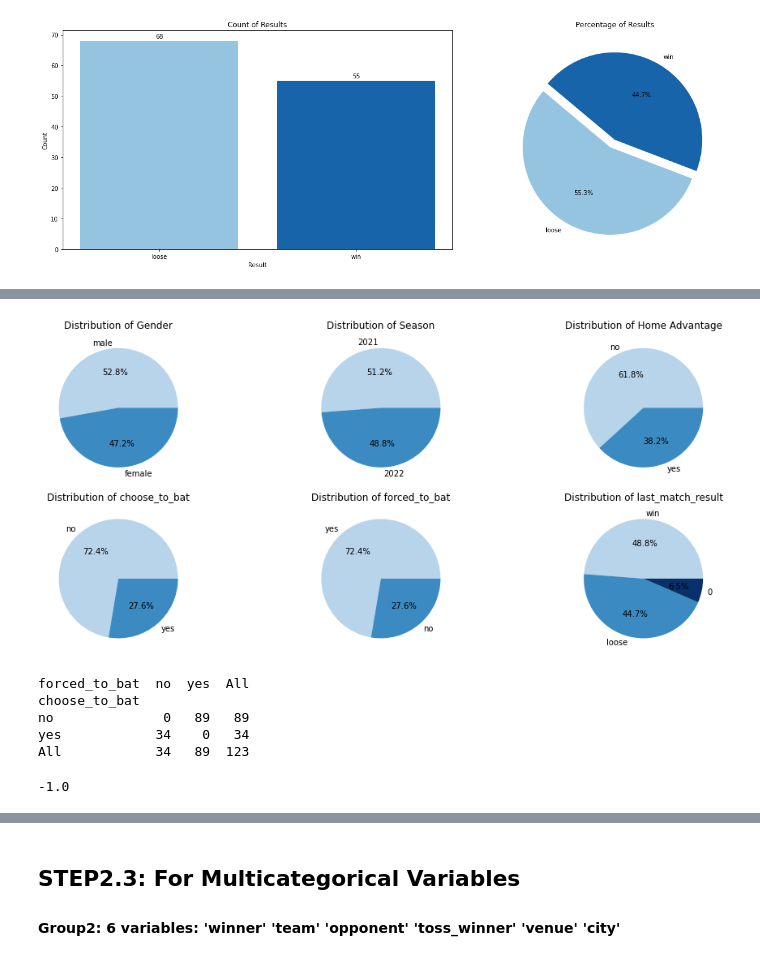
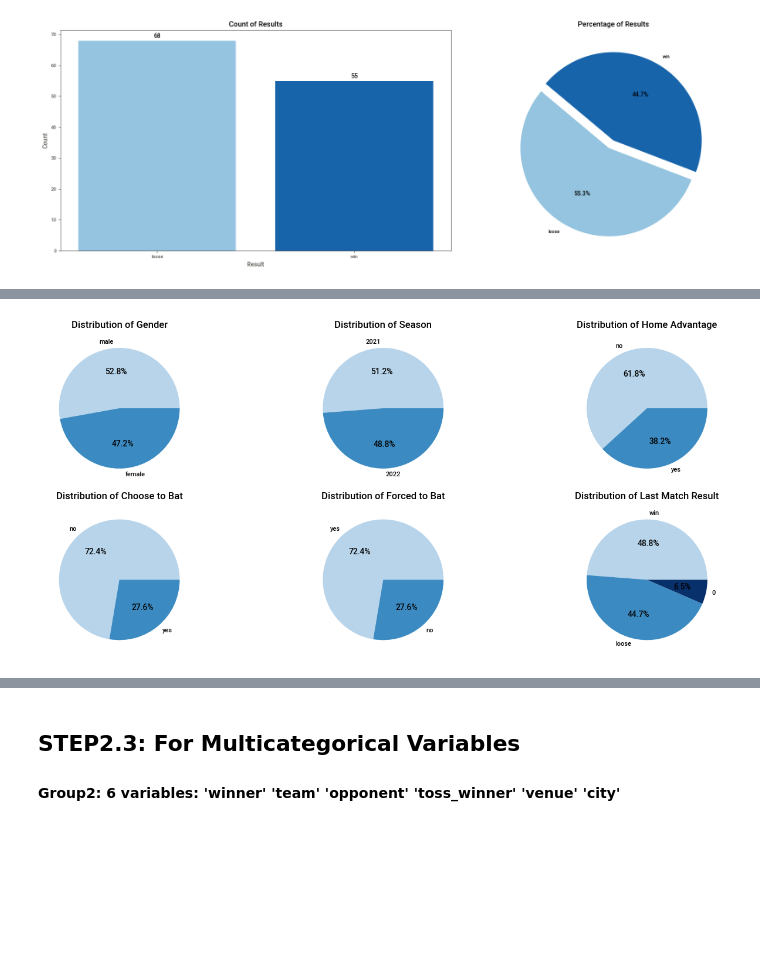
Before and after one commit to YanLin-Quinne/Data_Science_Research_Project_Draft, a Jupyter notebook: version5.0_dataframe_eda.ipynb, the cells around one changed output, grey strips where cells are left out. Cells and saved outputs as stored; diff of their text form; code cells hidden in the pictures; blank space fills up the shorter version.

```diff
--- a/version5.0_dataframe_eda.ipynb
+++ b/version5.0_dataframe_eda.ipynb
@@ -793,53 +820,33 @@ plt.show()
 # %%
 colors = cm.Blues(np.linspace(0.3, 1, 3))
 fig, ax = plt.subplots(2, 3, figsize=(15, 6))
 
 gender_counts = df_bat['gender'].value_counts()
 ax[0, 0].pie(gender_counts, labels = gender_counts.index, autopct='%1.1f%%', colors=colors)
 ax[0, 0].set_title('Distribution of Gender')
 
 season_counts = df_bat['season'].value_counts()
 ax[0, 1].pie(season_counts, labels = season_counts.index, autopct='%1.1f%%', colors=colors)
 ax[0, 1].set_title('Distribution of Season')
 
 home_advantage_counts = df_bat['home_advantage'].value_counts()
 ax[0, 2].pie(home_advantage_counts, labels = home_advantage_counts.index, autopct='%1.1f%%', colors=colors)
 ax[0, 2].set_title('Distribution of Home Advantage')
 
 choose_to_bat_counts = df_bat['choose_to_bat'].value_counts()
 ax[1, 0].pie(choose_to_bat_counts, labels = choose_to_bat_counts.index, autopct='%1.1f%%', colors=colors)
-ax[1, 0].set_title('Distribution of choose_to_bat')
+ax[1, 0].set_title('Distribution of Choose to Bat')
 
 forced_to_bat_counts = df_bat['forced_to_bat'].value_counts()
 ax[1, 1].pie(forced_to_bat_counts, labels = forced_to_bat_counts.index, autopct='%1.1f%%', colors=colors)
-ax[1, 1].set_title('Distribution of forced_to_bat')
+ax[1, 1].set_title('Distribution of Forced to Bat')
 
 last_match_result_counts = df_bat['last_match_result'].value_counts()
 ax[1, 2].pie(last_match_result_counts, labels = last_match_result_counts.index, autopct='%1.1f%%', colors=colors)
-ax[1, 2].set_title('Distribution of last_match_result')
+ax[1, 2].set_title('Distribution of Last Match Result')
 
 plt.tight_layout()
-#plt.savefig('/Users/quinne/Desktop/dissertation_picture/group1_bar.png')
+#plt.savefig('/Users/quinne/Desktop/dissertation_picture/group1_pie.png')
 plt.show()
 # %% [output]
-[figure, old version]
+[figure, new version]
-# %%
-df_bat['choose_to_bat'] = df_bat['choose_to_bat'].astype(str)
-df_bat['forced_to_bat'] = df_bat['forced_to_bat'].astype(str)
-
-cross_table = pd.crosstab(df_bat['choose_to_bat'], df_bat['forced_to_bat'], margins=True)
-
-print(cross_table)
-# %% [output]
-forced_to_bat  no  yes  All
-choose_to_bat
-no              0   89   89
-yes            34    0   34
-All            34   89  123
-# %%
-contingency_table = [[0, 89], [34, 0]]
-correlation, _ = pearsonr(contingency_table[0], contingency_table[1])
-
-correlation
-# %% [output]
--1.0
```
Also changed, not shown: parts of 101 cells of this notebook.
